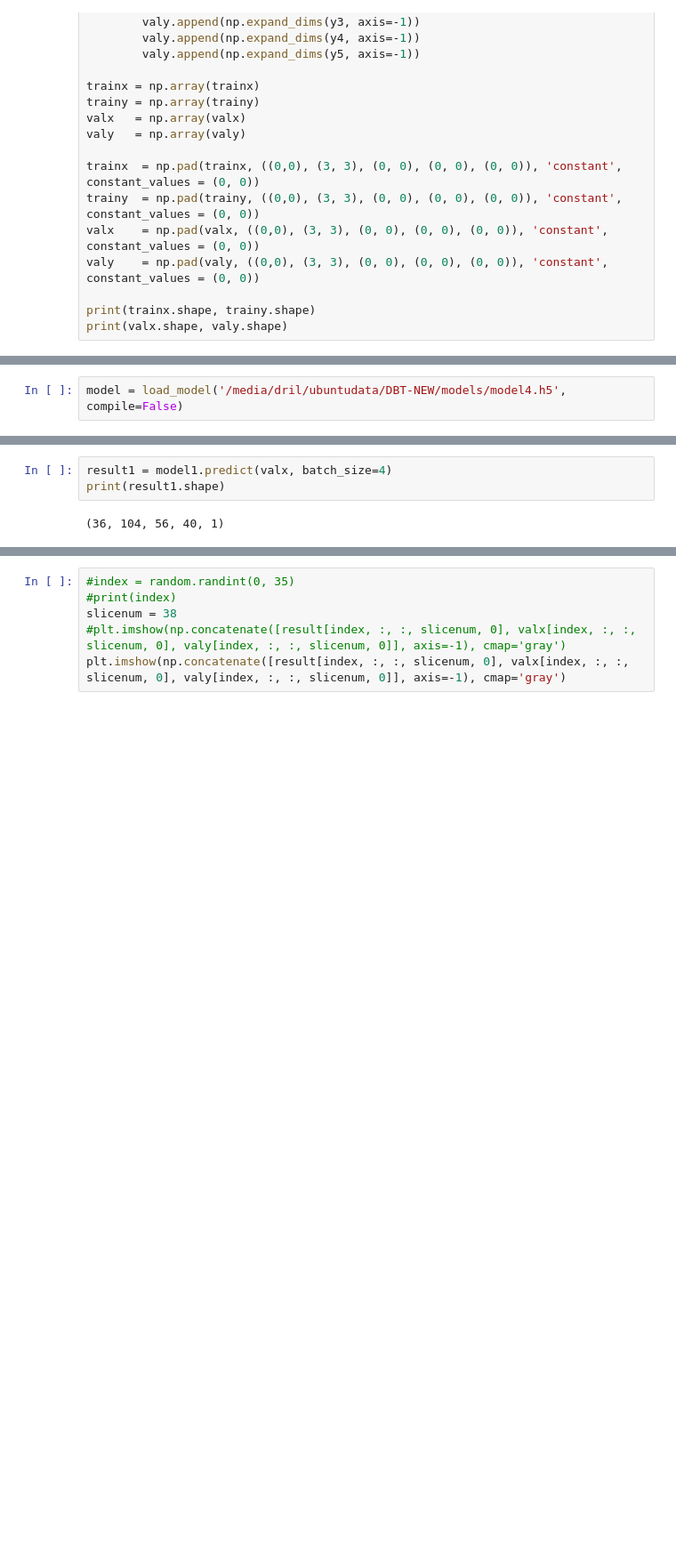
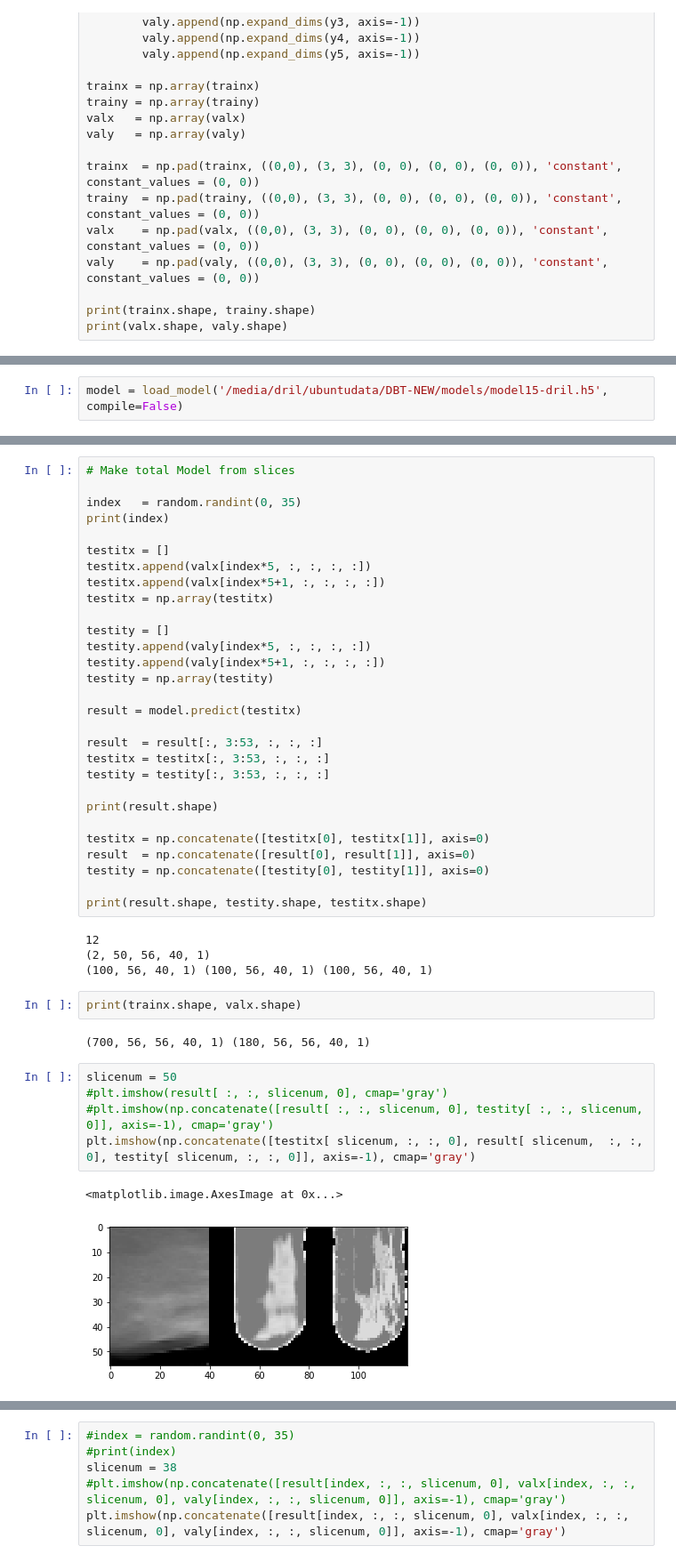
Before and after one commit to PranjalSahu/newrecon, a Jupyter notebook: recon1.ipynb, the cells around one changed output, grey strips where cells are left out. Shown at 89% size. Cells and saved outputs as stored; diff of their text form; blank space fills up the shorter version.

```diff
--- a/recon1.ipynb
+++ b/recon1.ipynb
@@ -479,2 +460,2 @@ Epoch 01500: val_loss did not improve from 0.02333
 # %%
-model = load_model('/media/dril/ubuntudata/DBT-NEW/models/model4.h5', compile=False)
+model = load_model('/media/dril/ubuntudata/DBT-NEW/models/model15-dril.h5', compile=False)
@@ -492,5 +467,45 @@ print(result.shape)
-# %%
-result1 = model1.predict(valx, batch_size=4)
-print(result1.shape)
-# %% [output]
-(36, 104, 56, 40, 1)
+# %%
+# Make total Model from slices
+
+index   = random.randint(0, 35)
+print(index)
+
+testitx = []
+testitx.append(valx[index*5, :, :, :, :])
+testitx.append(valx[index*5+1, :, :, :, :])
+testitx = np.array(testitx)
+
+testity = []
+testity.append(valy[index*5, :, :, :, :])
+testity.append(valy[index*5+1, :, :, :, :])
+testity = np.array(testity)
+
+result = model.predict(testitx)
+
+result  = result[:, 3:53, :, :, :]
+testitx = testitx[:, 3:53, :, :, :]
+testity = testity[:, 3:53, :, :, :]
+
+print(result.shape)
+
+testitx = np.concatenate([testitx[0], testitx[1]], axis=0)
+result  = np.concatenate([result[0], result[1]], axis=0)
+testity = np.concatenate([testity[0], testity[1]], axis=0)
+
+print(result.shape, testity.shape, testitx.shape)
+# %% [output]
+12
+(2, 50, 56, 40, 1)
+(100, 56, 40, 1) (100, 56, 40, 1) (100, 56, 40, 1)
+# %%
+print(trainx.shape, valx.shape)
+# %% [output]
+(700, 56, 56, 40, 1) (180, 56, 56, 40, 1)
+# %%
+slicenum = 50
+#plt.imshow(result[ :, :, slicenum, 0], cmap='gray')
+#plt.imshow(np.concatenate([result[ :, :, slicenum, 0], testity[ :, :, slicenum, 0]], axis=-1), cmap='gray')
+plt.imshow(np.concatenate([testitx[ slicenum, :, :, 0], result[ slicenum,  :, :, 0], testity[ slicenum, :, :, 0]], axis=-1), cmap='gray')
+# %% [output]
+<matplotlib.image.AxesImage at 0x...>
+[figure, added]
```
Also changed, not shown: parts of 12 cells of this notebook.
